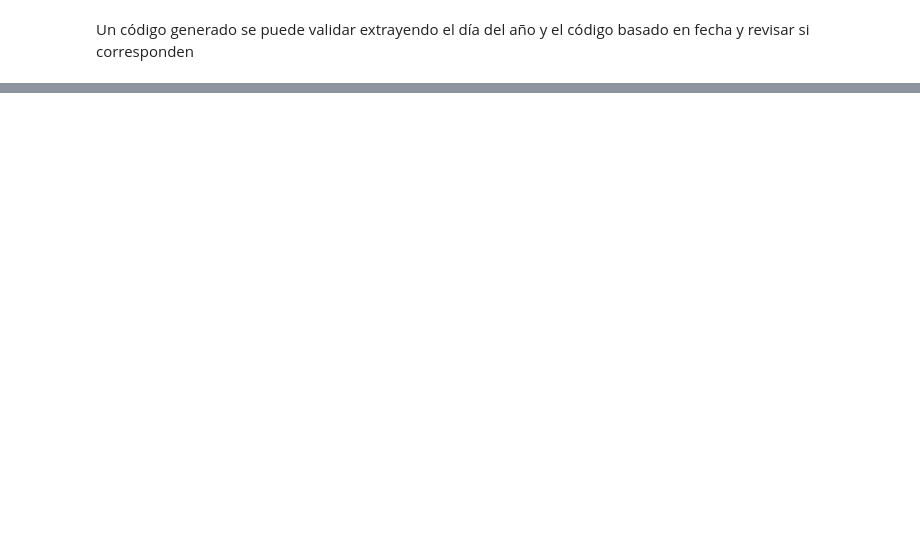
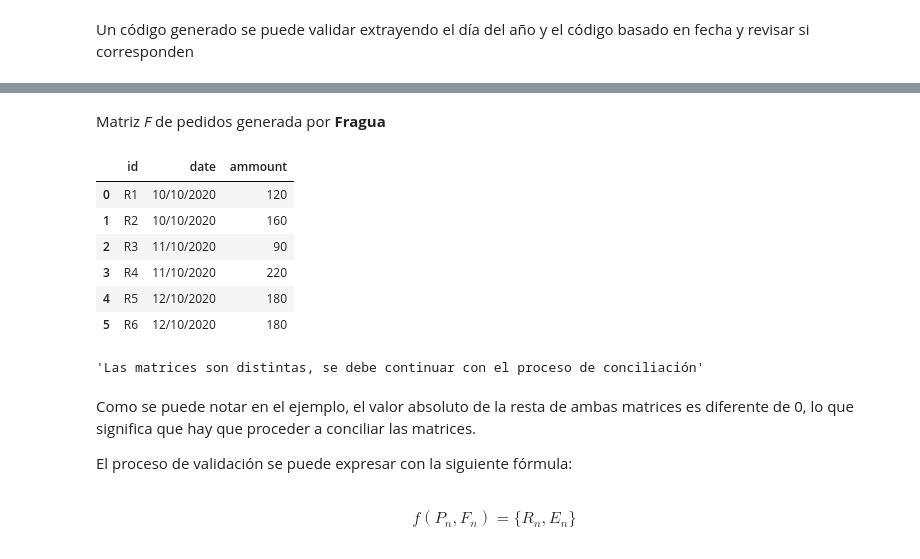
Before and after one commit to Quantium/notebooks, a Jupyter notebook: CreditoFragua.ipynb, the cells around one changed output, grey strips where cells are left out. Drawn from its saved outputs; the diff is of its cells as text; code cells hidden in the pictures; blank space fills up the shorter version.

```diff
--- a/CreditoFragua.ipynb
+++ b/CreditoFragua.ipynb
@@ -74,0 +121,28 @@ Un código generado se puede validar extrayendo el día del año y el código ba
+# %% [markdown]
+Matriz _F_ de pedidos generada por __Fragua__
+# %%
+display(F)
+# %% [output]
+|  | id | date | ammount |
+| 0 | R1 | 10/10/2020 | 120 |
+| 1 | R2 | 10/10/2020 | 160 |
+| 2 | R3 | 11/10/2020 | 90 |
+| 3 | R4 | 11/10/2020 | 220 |
+| 4 | R5 | 12/10/2020 | 180 |
+| 5 | R6 | 12/10/2020 | 180 |
+# %%
+challenge = abs(P['ammount'].sum() - F['ammount'].sum()) == 0
+if challenge:
+    display('Las matrices están conciliadas')
+else:
+    display('Las matrices son distintas, se debe continuar con el proceso de conciliación')
+# %% [output]
+'Las matrices son distintas, se debe continuar con el proceso de conciliación'
+# %% [markdown]
+Como se puede notar en el ejemplo, el valor absoluto de la resta de ambas matrices es diferente de 0, lo que significa que hay que proceder a conciliar las matrices.
+
+El proceso de validación  se puede expresar con la siguiente fórmula:
+# %% [markdown]
+$$\begin{eqnarray}
+f(P_{n},F_{n}) = \big\{R_{n},E_{n}\big\}
+\end{eqnarray}$$
```
Also changed, not shown: parts of 18 cells of this notebook, 4 other files.
